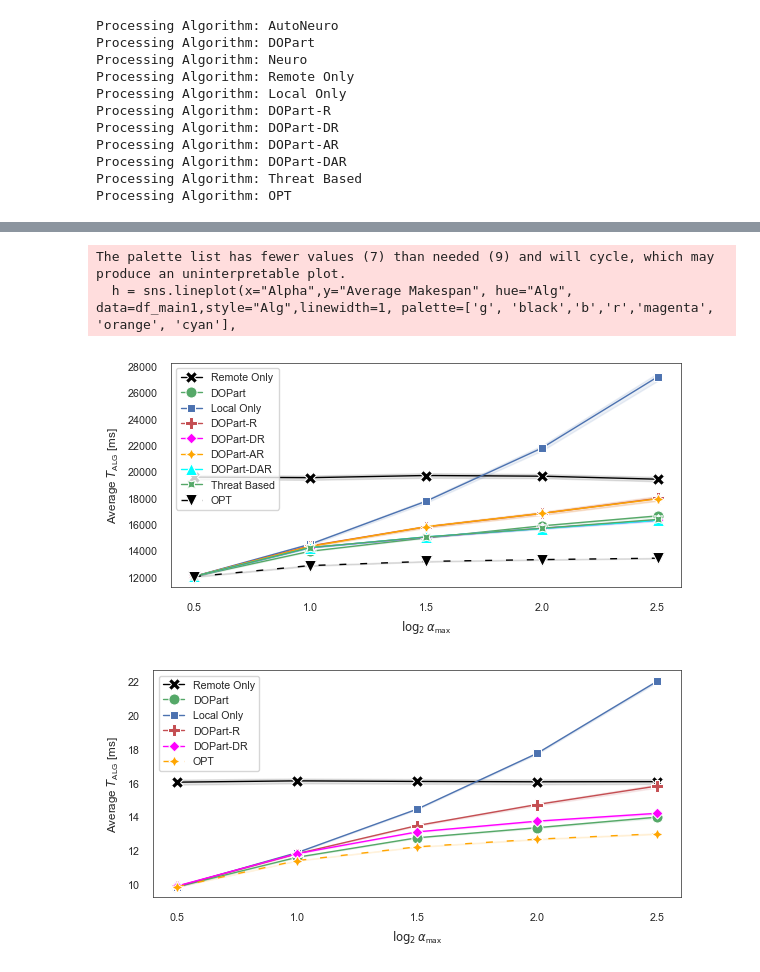
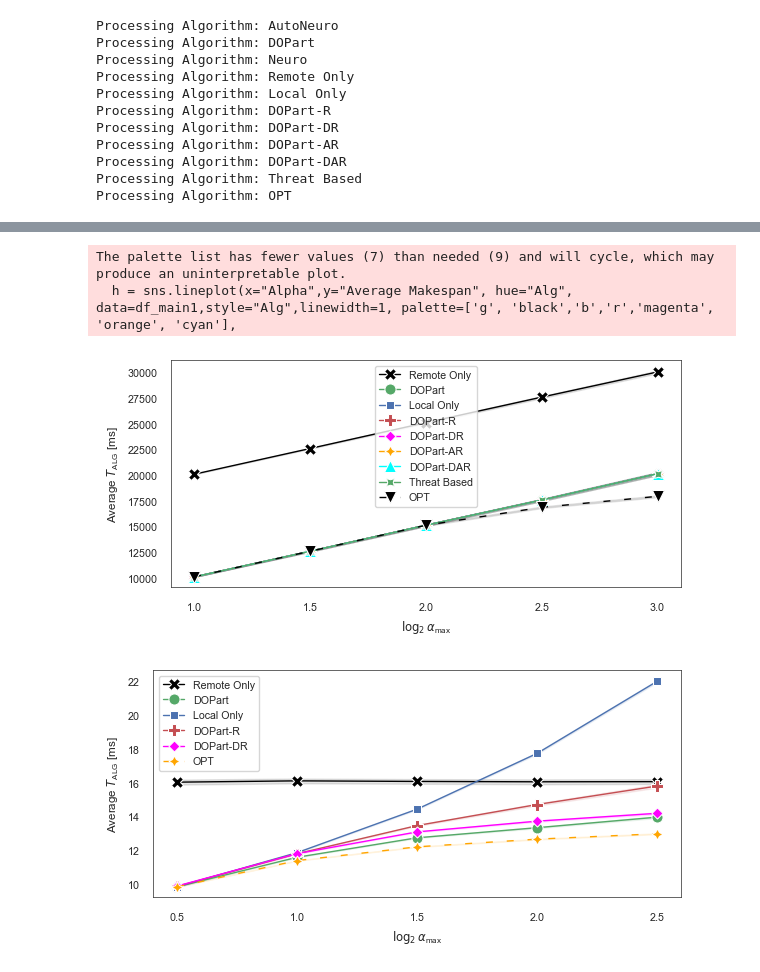
Before and after one commit to shivasaxena23/DOPart, a Jupyter notebook: (Randomized) DOPart.ipynb, the cells around one changed output, grey strips where cells are left out. Drawn from its saved outputs; the diff is of its cells as text; code cells hidden in the pictures.

```diff
--- a/(Randomized) DOPart.ipynb
+++ b/(Randomized) DOPart.ipynb
@@ -264,7 +265,7 @@ def system_values(i):
     return compute_values_remote,input_data_real
 # %%
-alphas = [0.5,1,1.5,2,2.5]
+alphas = [1,1.5,2,2.5,3]
 
 algs = ["AutoNeuro", "DOPart", "Neuro", "Remote Only", "Local Only", "DOPart-R", "DOPart-DR", "DOPart-AR", "DOPart-DAR", "Threat Based", "OPT"]
 
-current_comps_remote, input_data_real = system_values(0)
+current_comps_remote, input_data_real = system_values(1)
@@ -271,10 +274,25 @@ current_comps_remote, input_data_real = system_values(0)
+# %%
+def genAlphas(a,b,n):
+    return [a+(b-a)*random.random() for _ in range(n)]
 # %%
 def generateSamples(i):
 
   R = alphas[i]
-  r = 0
+  r = 1
+
+  log_uniform = False
+  comms_uniform = True
+
+  if log_uniform == True:
+    b = math.pow(2,R)
+    a = math.pow(2,r)
+  else:
+     b = R
+     a = r
+
   lb = 0.25
   ub = 2.5
+
 
   TALG = [[] for _ in range(len(algs))]
 
@@ -282,7 +300,7 @@ def generateSamples(i):
 
   current_comps_local = []
   for z in range(7000):
-    current_comps_local.append(np.multiply(current_comps_remote,genAlphasExp(r,R,len(current_comps_remote))))
+    current_comps_local.append(np.multiply(current_comps_remote,genAlphas(a,b,len(current_comps_remote))))
 
   current_comms_uniform = []
   Rl = sum(current_comps_remote)
@@ -291,7 +309,10 @@ def generateSamples(i):
     current_comms_uniform_AN = []
     for p in range(len(current_comps_remote)):
       rb = bandwidth*(lb) + random.random()*(bandwidth)*(ub)
-      current_comms_uniform_AN.append(input_data_real[p]/rb)
+      if comms_uniform == False:
+        current_comms_uniform_AN.append(input_data_real[p]/rb)
+      else:
+        current_comms_uniform_AN.append((a+random.random()*(b-a))*Rl)
     current_comms_uniform_AN.append(0)
     current_comms_uniform.append(current_comms_uniform_AN)
 
@@ -318,12 +339,12 @@ def generateSamples(i):
 
     opt_best, opt_best_point, max_seq = ALPHAOPT(current_comms_uniform[j],current_comps_local[j],current_comps_remote)
 
-    alg_best12, c_cut12, alg_best2_point, counter = DOPart(current_comms_uniform[j],current_comps_local[j],current_comps_remote, math.pow(2,r), math.pow(2,R),0)
-    alg_best5, c_cut5, alg_best5_point = DOPartRAND(current_comms_uniform[j],current_comps_local[j],current_comps_remote, math.pow(2,r), math.pow(2,R)) #USED
-    alg_best6, c_cut6, alg_best6_point = DOPartRANDR(current_comms_uniform[j],current_comps_local[j],current_comps_remote, math.pow(2,r), math.pow(2,R)) #USED
-    alg_best7, c_cut7, alg_best7_point = DOPartARAND(current_comms_uniform[j],current_comps_local[j],current_comps_remote, math.pow(2,r), math.pow(2,R)) #USED
-    alg_best8, c_cut8, alg_best8_point = DOPartARANDR(current_comms_uniform[j],current_comps_local[j],current_comps_remote, math.pow(2,r), math.pow(2,R)) #USED
-    alg_best9, c_cut9, alg_best9_point = TBP(current_comms_uniform[j],current_comps_local[j],current_comps_remote, math.pow(2,r), math.pow(2,R)) #USED
+    alg_best12, c_cut12, alg_best2_point, counter = DOPart(current_comms_uniform[j],current_comps_local[j],current_comps_remote, a, b,0)
+    alg_best5, c_cut5, alg_best5_point = DOPartRAND(current_comms_uniform[j],current_comps_local[j],current_comps_remote, a, b) #USED
+    alg_best6, c_cut6, alg_best6_point = DOPartRANDR(current_comms_uniform[j],current_comps_local[j],current_comps_remote, a, b) #USED
+    alg_best7, c_cut7, alg_best7_point = DOPartARAND(current_comms_uniform[j],current_comps_local[j],current_comps_remote, a, b) #USED
+    alg_best8, c_cut8, alg_best8_point = DOPartARANDR(current_comms_uniform[j],current_comps_local[j],current_comps_remote, a, b) #USED
+    alg_best9, c_cut9, alg_best9_point = TBP(current_comms_uniform[j],current_comps_local[j],current_comps_remote, a, b) #USED
 
     alg_best2 = sum(current_comps_local[j][:0]) + current_comms_uniform[j][0] + sum(current_comps_remote[0:])
     alg_best3 = sum(current_comps_local[j][:len(current_comps_local[j])]) + current_comms_uniform[j][len(current_comps_local[j])] + sum(current_comps_remote[len(current_comps_local[j]):])
@@ -414,35 +433,38 @@ fig, ax = plt.subplots()
 
 
 d_style = {}
 for i in algs:
   d_style[i]=''
 
 d_style[algs[-1]] = (5, 10)
 
 h = sns.lineplot(x="Alpha",y="Average Makespan", hue="Alg", data=df_main1,style="Alg",linewidth=1, palette=['g', 'black','b','r','magenta', 'orange', 'cyan'],
     markers=True, dashes=d_style, markersize=8, err_style="band", err_kws={'alpha':0.1}) #NEWDOPartRAND
 h.set_xticks(alphas) # <--- set the ticks first
-h.set_xlabel(r'$\log_2\alpha$' + r'$_\mathregular{max}$')
+if log_uniform == True:
+  h.set_xlabel(r'$\log_2\alpha$' + r'$_\mathregular{max}$')
+else:
+  h.set_xlabel(r'$\alpha$' + r'$_\mathregular{max}$')
 h.set_ylabel(r'Average ' + r'$T_\mathregular{ALG}$' + r' [ms]')
 h.ticklabel_format(useMathText=True)
 
 handles, labels = ax.get_legend_handles_labels()
 handles[0], handles[1] = handles[1], handles[0]
 labels[0], labels[1] = labels[1], labels[0]
 ax.legend(handles=handles[0:], labels=labels[0:])
 
 [x.set_linewidth(0.5) for x in ax.spines.values()]
 
 
 # ax.grid(False)
 # plt.ticklabel_format(style='sci', axis='y')
 
 plt.savefig("resnet34_max.pdf", bbox_inches='tight')
 plt.show()
 # %% [output]
 The palette list has fewer values (7) than needed (9) and will cycle, which may produce an uninterpretable plot.
   h = sns.lineplot(x="Alpha",y="Average Makespan", hue="Alg", data=df_main1,style="Alg",linewidth=1, palette=['g', 'black','b','r','magenta', 'orange', 'cyan'],
-[figure, old version]
+[figure, new version]
 # %%
 #Lower Bandwidth range 3 Rl Rl = (r+1/8)Tr/2 Fixed comms and comps for neuro Autodidactic comms small
 
```
Also changed, not shown: parts of 5 cells of this notebook, 1 other file.
